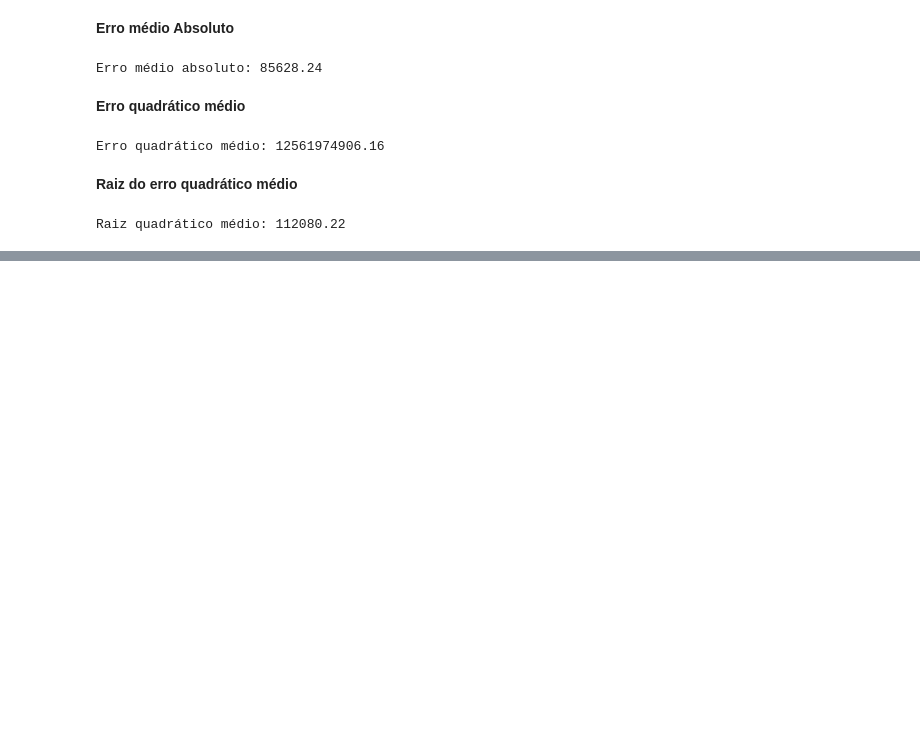
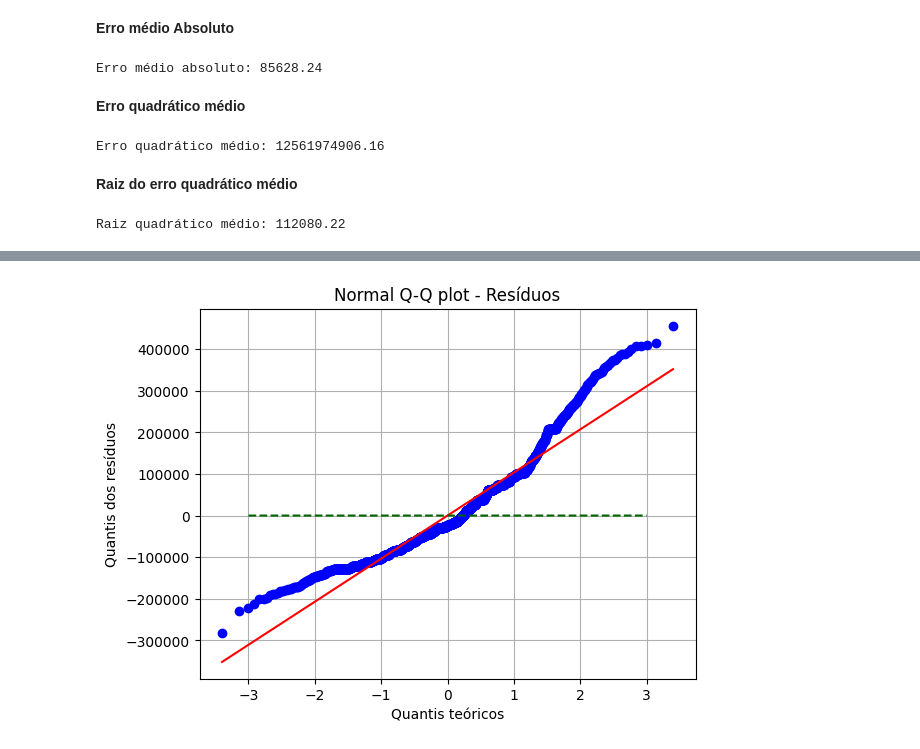
Before and after one commit to SisouDev/iaAlg, a Jupyter notebook: regression/linear.ipynb, the cells around one changed output, grey strips where cells are left out. Saved outputs shown, nothing was run; the diff lists cells and outputs as text; code cells hidden in the pictures; blank space fills up the shorter version.

```diff
--- a/regression/linear.ipynb
+++ b/regression/linear.ipynb
@@ -494,0 +686,2 @@ Raiz quadrático médio: 112080.22
+# %%
+regressao = smf.ols('y ~ x2', data = df).fit()
@@ -494,0 +700,3 @@ Raiz quadrático médio: 112080.22
+# %%
+residuos = regressao.resid
+residuos
@@ -494,0 +744,12 @@ Raiz quadrático médio: 112080.22
+# %%
+stats.probplot(
+    residuos, dist = 'norm', plot = plt
+)
+plt.plot([-3, 3], [-3, 3], color='darkgreen', linestyle='--')
+plt.title("Normal Q-Q plot - Resíduos")
+plt.xlabel("Quantis teóricos")
+plt.ylabel("Quantis dos resíduos")
+plt.grid(True)
+plt.show()
+# %% [output]
+[figure, added]
```
Also changed, not shown: parts of 59 cells of this notebook.
